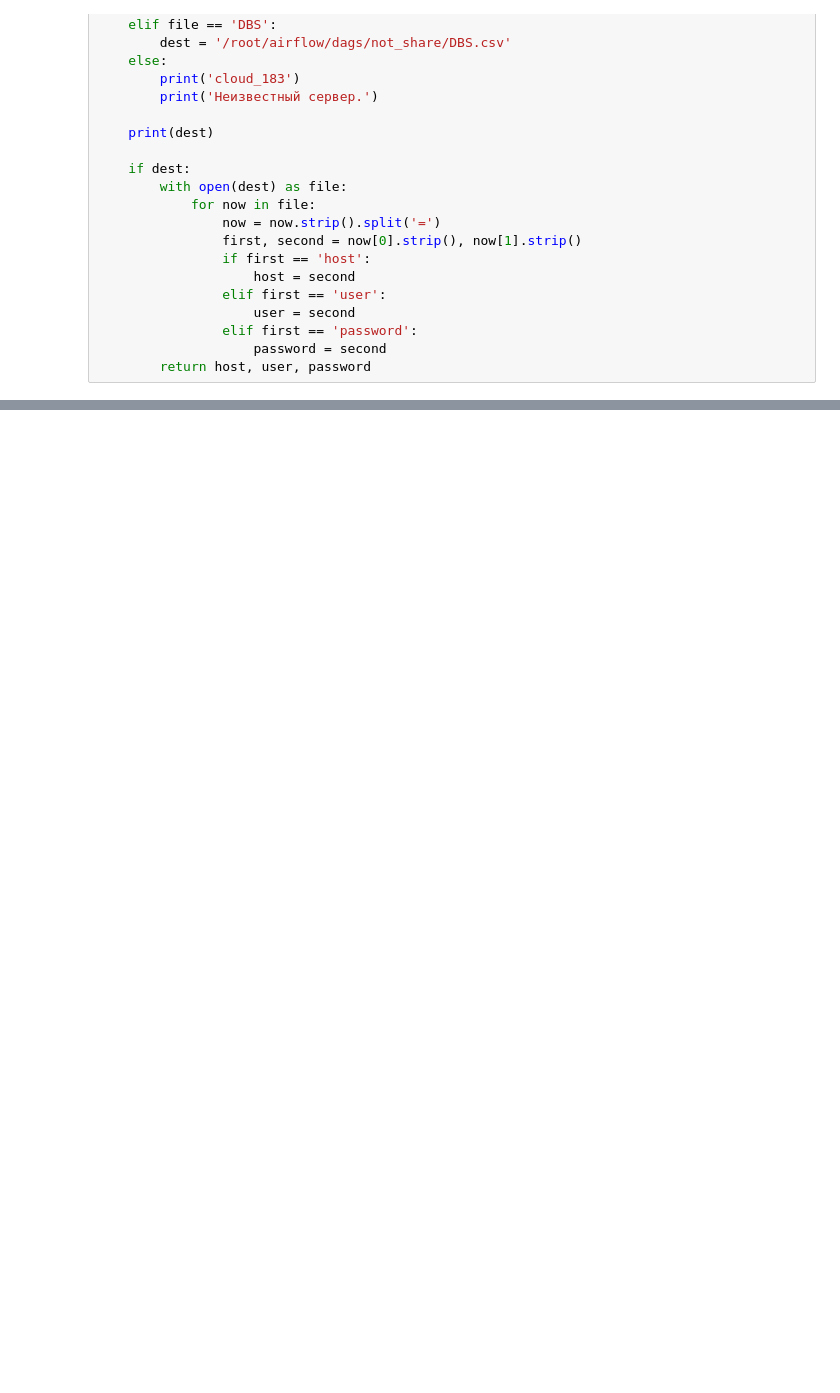
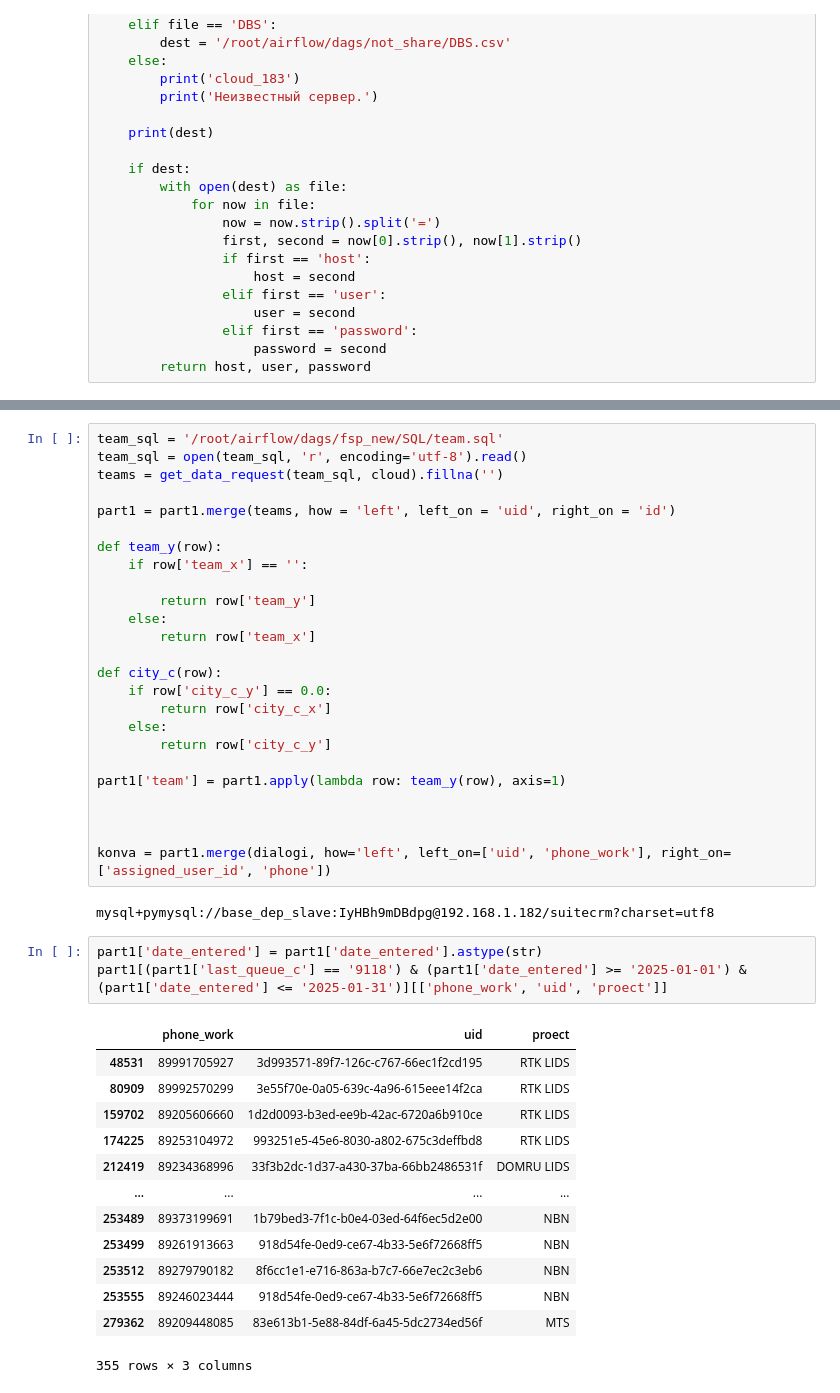
Before and after one commit to Just-Call-039/Airflow, a Jupyter notebook: dags/liza_test/request.ipynb, the cells around one changed output, grey strips where cells are left out. Drawn from its saved outputs; the diff is of its cells as text; blank space fills up the shorter version.

```diff
--- a/dags/liza_test/request.ipynb
+++ b/dags/liza_test/request.ipynb
@@ -2372,3 +555,47 @@ Traceback (most recent call last):
 pymysql.err.OperationalError: (2006, "MySQL server has gone away (ConnectionResetError(104, 'Connection reset by peer'))")
 meetings
 mysql+pymysql://base_dep_slave:IyHBh9mDBdpg@192.168.1.182/suitecrm?charset=utf8
+# %%
+team_sql = '/root/airflow/dags/fsp_new/SQL/team.sql'
+team_sql = open(team_sql, 'r', encoding='utf-8').read()
+teams = get_data_request(team_sql, cloud).fillna('')
+
+part1 = part1.merge(teams, how = 'left', left_on = 'uid', right_on = 'id')
+
+def team_y(row):
+    if row['team_x'] == '':
+
+        return row['team_y']
+    else:
+        return row['team_x']
+
+def city_c(row):
+    if row['city_c_y'] == 0.0:
+        return row['city_c_x']
+    else:
+        return row['city_c_y']
+
+part1['team'] = part1.apply(lambda row: team_y(row), axis=1)
+
+
+
+konva = part1.merge(dialogi, how='left', left_on=['uid', 'phone_work'], right_on=['assigned_user_id', 'phone'])
+# %% [output]
+mysql+pymysql://base_dep_slave:IyHBh9mDBdpg@192.168.1.182/suitecrm?charset=utf8
+# %%
+part1['date_entered'] = part1['date_entered'].astype(str)
+part1[(part1['last_queue_c'] == '9118') & (part1['date_entered'] >= '2025-01-01') & (part1['date_entered'] <= '2025-01-31')][['phone_work', 'uid', 'proect']]
+# %% [output]
+|  | phone_work | uid | proect |
+| 48531 | 89991705927 | 3d993571-89f7-126c-c767-66ec1f2cd195 | RTK LIDS |
+| 80909 | 89992570299 | 3e55f70e-0a05-639c-4a96-615eee14f2ca | RTK LIDS |
+| 159702 | 89205606660 | 1d2d0093-b3ed-ee9b-42ac-6720a6b910ce | RTK LIDS |
+| 174225 | 89253104972 | 993251e5-45e6-8030-a802-675c3deffbd8 | RTK LIDS |
+| 212419 | 89234368996 | 33f3b2dc-1d37-a430-37ba-66bb2486531f | DOMRU LIDS |
+| ... | ... | ... | ... |
+| 253489 | 89373199691 | 1b79bed3-7f1c-b0e4-03ed-64f6ec5d2e00 | NBN |
+| 253499 | 89261913663 | 918d54fe-0ed9-ce67-4b33-5e6f72668ff5 | NBN |
+| 253512 | 89279790182 | 8f6cc1e1-e716-863a-b7c7-66e7ec2c3eb6 | NBN |
+| 253555 | 89246023444 | 918d54fe-0ed9-ce67-4b33-5e6f72668ff5 | NBN |
+| 279362 | 89209448085 | 83e613b1-5e88-84df-6a45-5dc2734ed56f | MTS |
+355 rows × 3 columns
```
Also changed, not shown: parts of 19 cells of this notebook, 28 other files.
